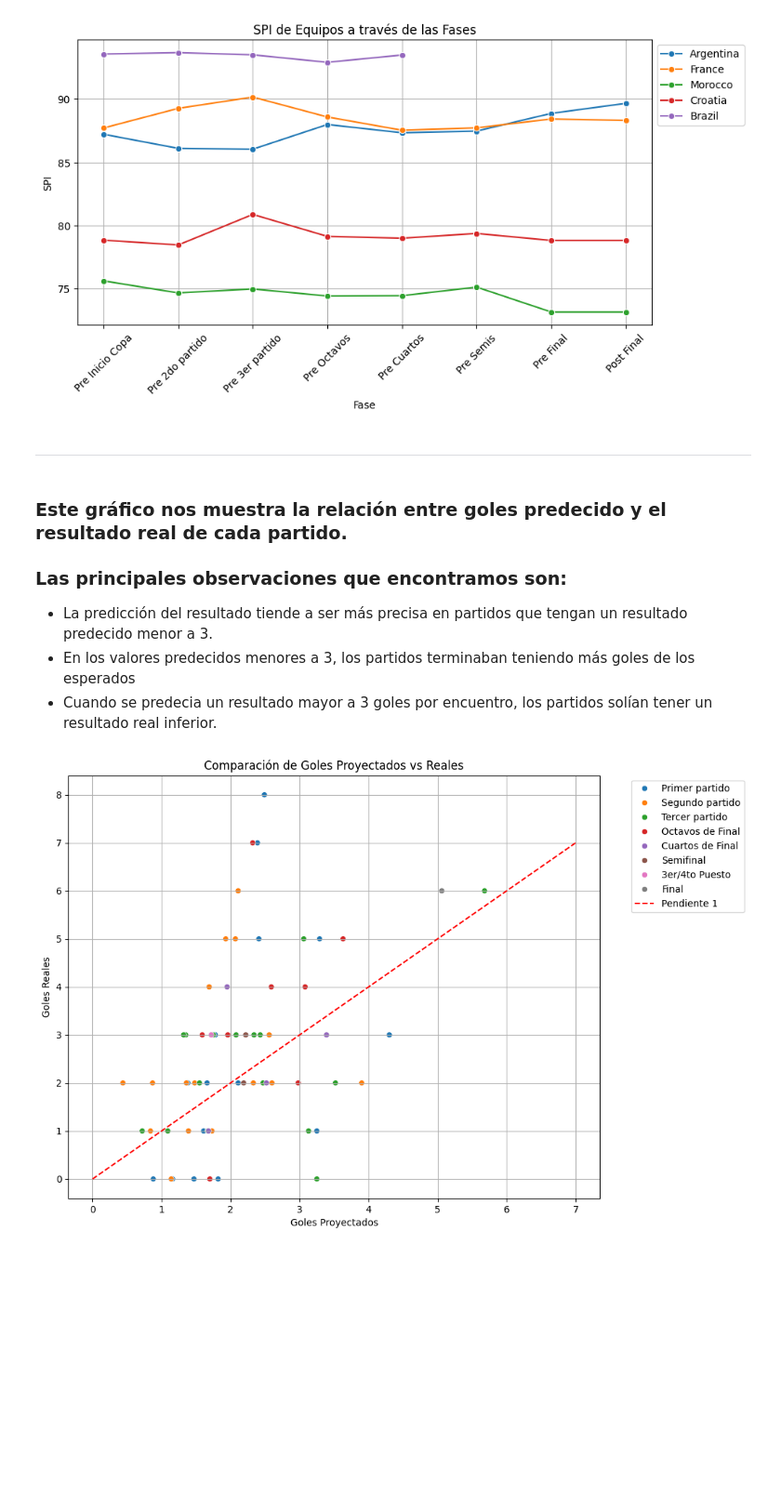
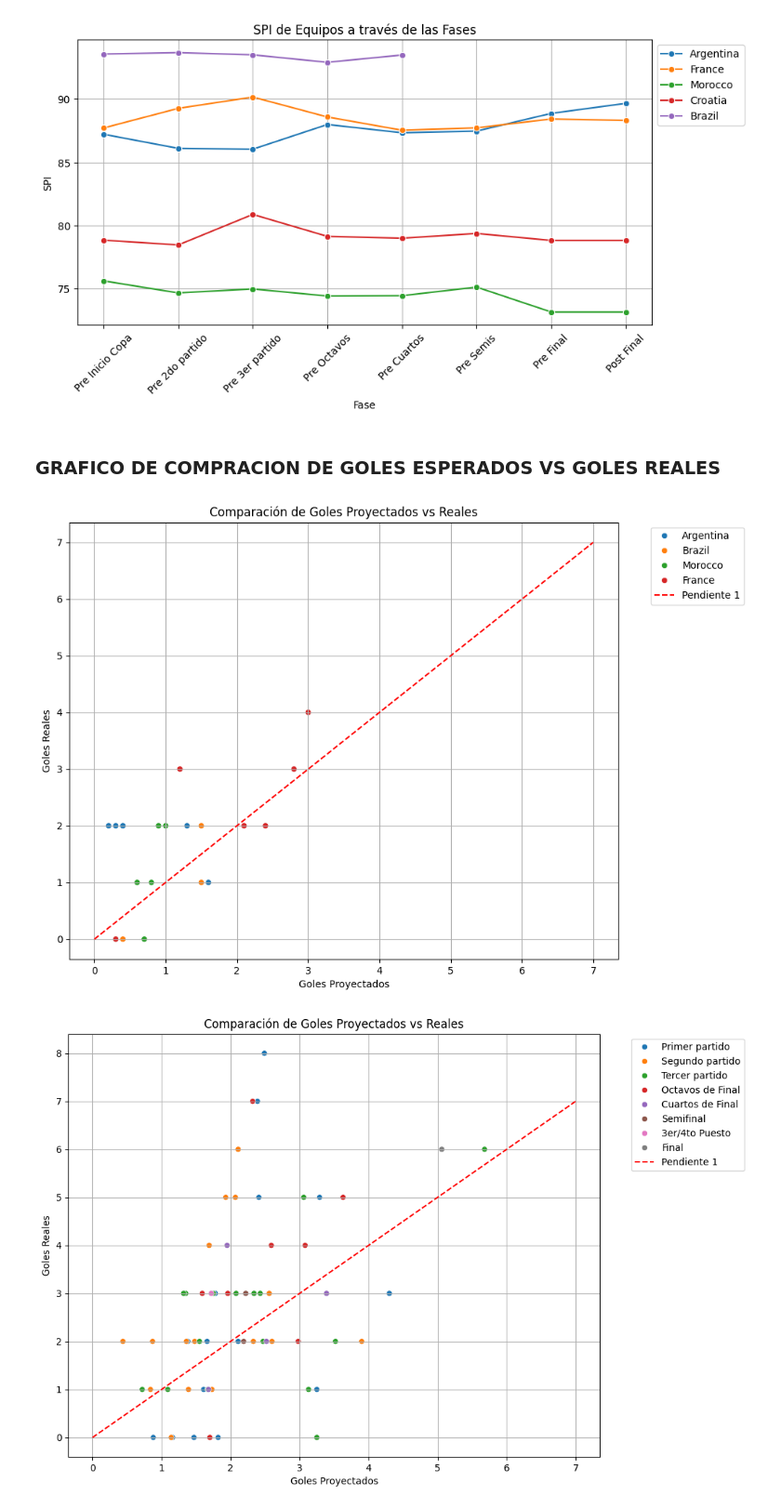
Before and after one commit to valenrosito/TP-Fundamentos_Ciencia_de_Datos, a Jupyter notebook: src/TP.ipynb, the cells around one changed output. Shown at 93% size. Saved outputs shown, nothing was run; the diff lists cells and outputs as text; code cells hidden in the pictures; blank space fills up the shorter version.

Commit message:
Correcciones en el codigo + diferencia en el grafico de goles esperados vs goles reales

```diff
--- a/src/TP.ipynb
+++ b/src/TP.ipynb
@@ -157,6 +157,8 @@ pronostico[pronostico['Equipo'] == 'Argentina'].groupby('Fase').head()
 # %%
 #Tranformamos la columna Marca_Tiempo, como date
 pronostico['Fecha'] = pd.to_datetime(pronostico['Fecha'])
+pronostico['Fecha'] = pronostico['Fecha'].dt.date
+pronostico['Fecha'] = pd.to_datetime(pronostico['Fecha'])
 
 partidos['fecha'] = pd.to_datetime(partidos['fecha'])
 # %% [markdown]
@@ -182,7 +184,7 @@ def determinar_fase(fecha):
     Esta función crea una columna fase en el dataframe partidos, en la cual se determina se determinan sus valores basados en la fecha.
 
     """
-    if fecha >= pd.Timestamp('2022-11-20') and fecha <= pd.Timestamp('2022-11-24'):
+    if fecha >= pd.Timestamp('2022-11-16') and fecha <= pd.Timestamp('2022-11-24'):
         return "Primer partido"
     elif fecha >= pd.Timestamp('2022-11-25') and fecha <= pd.Timestamp('2022-11-28'):
         return "Segundo partido"
@@ -231,0 +261,10 @@ comparacion_sorpresas = pd.merge(mayor_sorpresa_por_fase, sorpresa_media_por_fas
+# %%
+equipo_interes = []
+for equipo in ['Argentina','Brazil', 'Morocco', 'France']:
+    for fase in pronostico['Fase'].unique():
+        dic = comparacion_resultado(equipo, fase, pronostico, partidos)
+        if type(dic) == dict:
+            equipo_interes.append(dic)
+
+equipo_sorpresa = pd.DataFrame(equipo_interes)
+equipo_sorpresa
@@ -253,14 +310,21 @@ plt.grid(True)
 plt.show()
 # %% [output]
 [figure]
-# %% [markdown]
-------------------------------------------------------------------------------------------------------------------------------------------------------------------------------------------------------------------------------------------------
-# %% [markdown]
-### Este gráfico nos muestra la relación entre goles predecido y el resultado real de cada partido.
-### Las principales observaciones que encontramos son:
-- La predicción del resultado tiende a ser más precisa en partidos que tengan un resultado predecido menor a 3.
-- En los valores predecidos menores a 3, los partidos terminaban teniendo más goles de los esperados
-- Cuando se predecia un resultado mayor a 3 goles por encuentro, los partidos solían tener un resultado real inferior.
+# %% [markdown]
+### GRAFICO DE COMPRACION DE GOLES ESPERADOS VS GOLES REALES
+# %%
+plt.figure(figsize=(10, 8))
+
+# Scatter plot para el resultado predecido vs el resultado real
+sns.scatterplot(data=equipo_sorpresa, x='Goles_Anotados_Pronosticados', y='Goles_Anotados_Reales', hue='Equipo')
+
+# Agregar línea con pendiente de 1
+plt.plot([0, 7], [0, 7], color='red', linestyle='--', label='Pendiente 1')
+
+plt.title('Comparación de Goles Proyectados vs Reales'), plt.xlabel('Goles Proyectados'), plt.ylabel('Goles Reales'), plt.legend(bbox_to_anchor=(1.05, 1), loc='upper left'), plt.grid(True)
+plt.show();
+# %% [output]
+[figure, added]
 # %%
 plt.figure(figsize=(10, 8))
 
```
Also changed, not shown: parts of 6 cells of this notebook.
